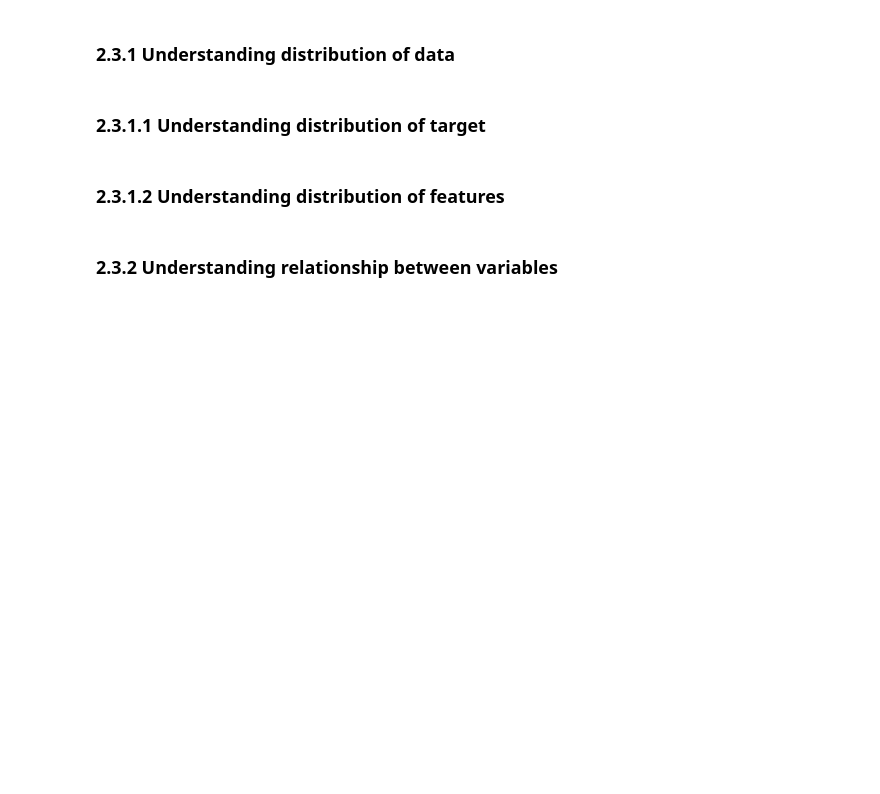
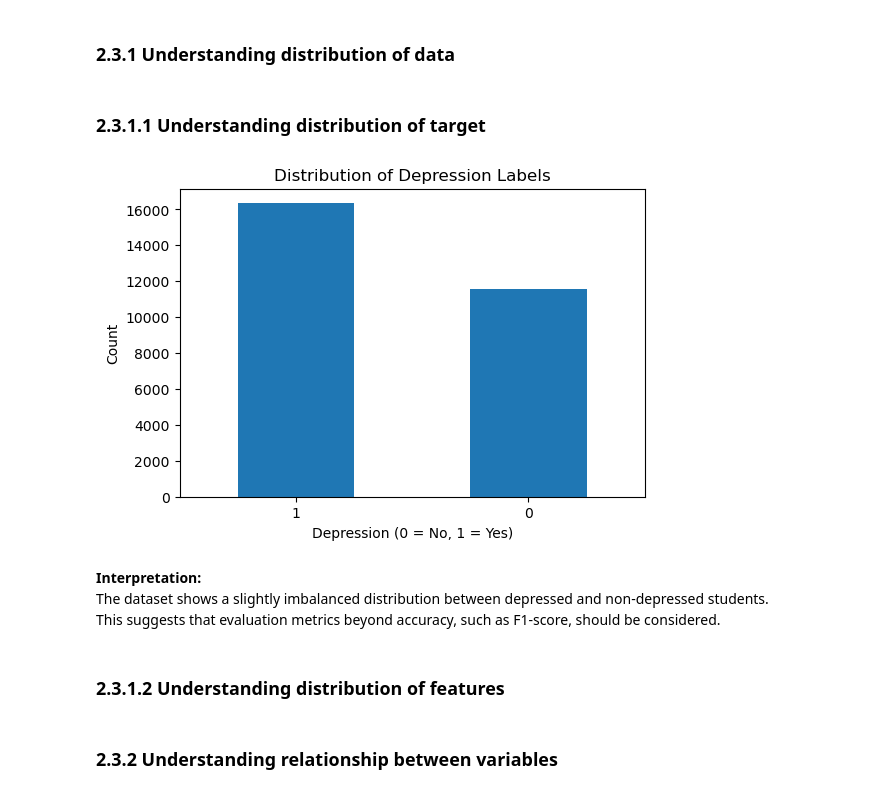
Before and after one commit to Reyes-Yeo/mldp-project-streamlit, a Jupyter notebook: Reyes Yeo Zhibin_2404424J_P01_MLDP Program Codes Submission.ipynb, the cells around one changed output. Saved outputs shown, nothing was run; the diff lists cells and outputs as text; code cells hidden in the pictures; blank space fills up the shorter version.

```diff
--- a/Reyes Yeo Zhibin_2404424J_P01_MLDP Program Codes Submission.ipynb
+++ b/Reyes Yeo Zhibin_2404424J_P01_MLDP Program Codes Submission.ipynb
@@ -60,7 +125,20 @@ FileNotFoundError: [Errno 2] No such file or directory: 'student_depression_data
 # %% [markdown]
 ### 2.3.1.1 Understanding distribution of target
 # %%
-## Understanding distribution of target
+## Understanding distribution of target variable
+plt.figure(figsize=(6,4))
+df["Depression"].value_counts().plot(kind="bar")
+plt.title("Distribution of Depression Labels")
+plt.xlabel("Depression (0 = No, 1 = Yes)")
+plt.ylabel("Count")
+plt.xticks(rotation=0)
+plt.show()
+# %% [output]
+[figure, added]
+# %% [markdown]
+**Interpretation:**
+The dataset shows a slightly imbalanced distribution between depressed and non-depressed students.
+This suggests that evaluation metrics beyond accuracy, such as F1-score, should be considered.
 # %% [markdown]
 ### 2.3.1.2 Understanding distribution of features
 # %%
```
Also changed, not shown: parts of 4 cells of this notebook, 1 other file.
